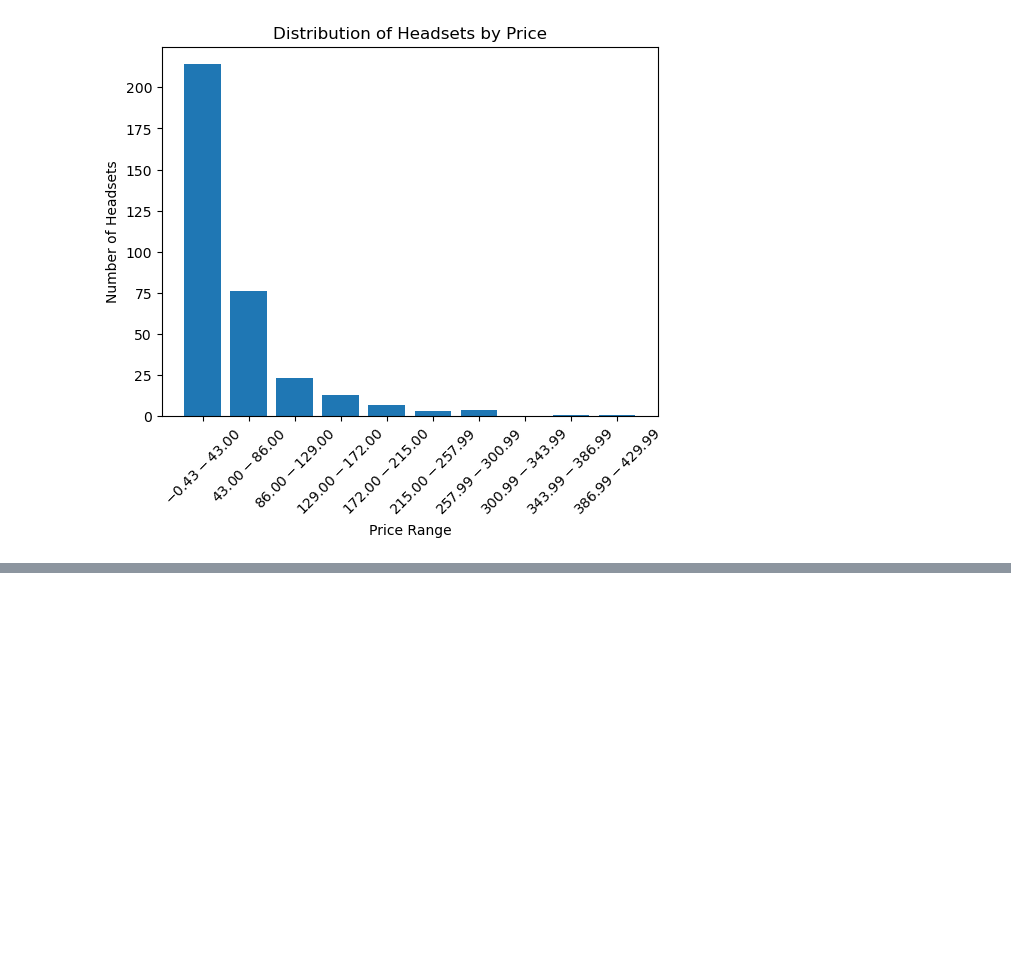
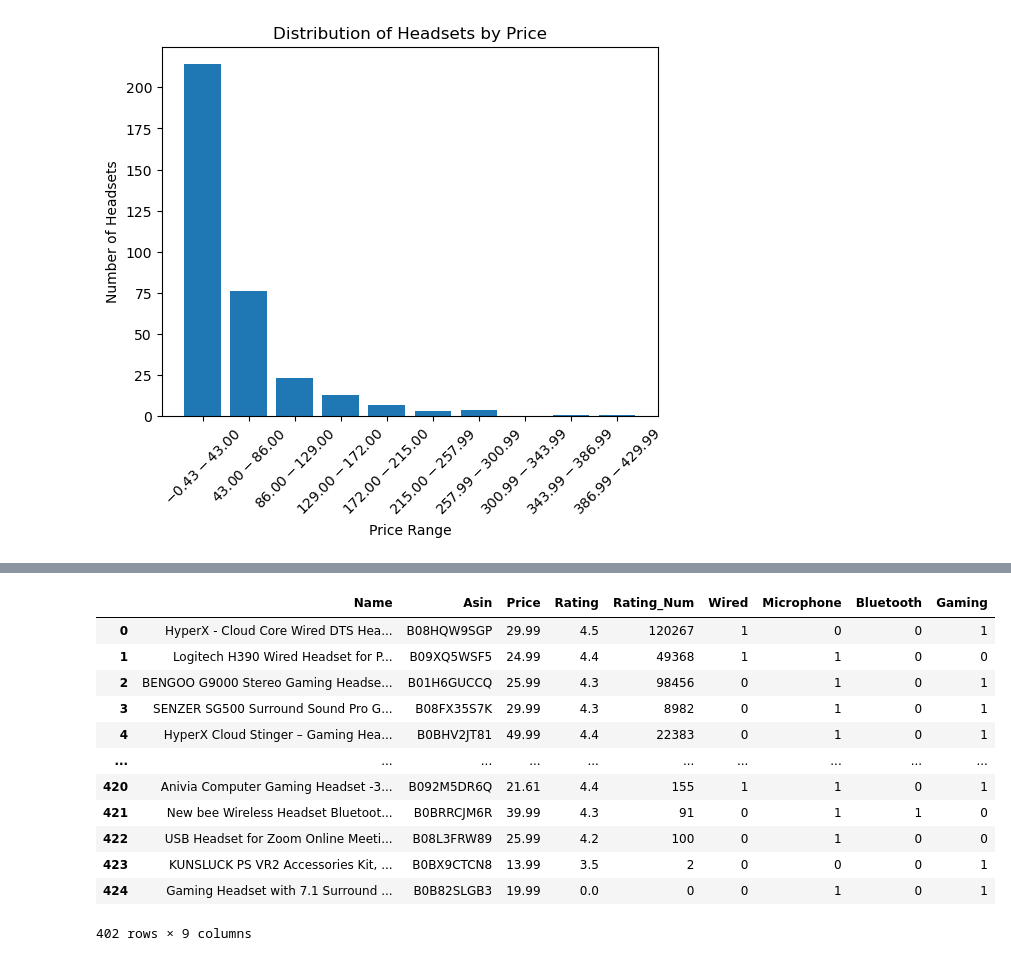
Before and after one commit to sinlesscoder/Data_Analysis_Portfolio, a Jupyter notebook: Amazon Selenium.ipynb, the cells around one changed output, grey strips where cells are left out. Saved outputs shown, nothing was run; the diff lists cells and outputs as text; code cells hidden in the pictures; blank space fills up the shorter version.

```diff
--- a/Amazon Selenium.ipynb
+++ b/Amazon Selenium.ipynb
@@ -271,0 +305,16 @@ plt.show()
+# %%
+df
+# %% [output]
+|  | Name | Asin | Price | Rating | Rating_Num | Wired | Microphone | Bluetooth | Gaming |
+| 0 | HyperX - Cloud Core Wired DTS Hea... | B08HQW9SGP | 29.99 | 4.5 | 120267 | 1 | 0 | 0 | 1 |
+| 1 | Logitech H390 Wired Headset for P... | B09XQ5WSF5 | 24.99 | 4.4 | 49368 | 1 | 1 | 0 | 0 |
+| 2 | BENGOO G9000 Stereo Gaming Headse... | B01H6GUCCQ | 25.99 | 4.3 | 98456 | 0 | 1 | 0 | 1 |
+| 3 | SENZER SG500 Surround Sound Pro G... | B08FX35S7K | 29.99 | 4.3 | 8982 | 0 | 1 | 0 | 1 |
+| 4 | HyperX Cloud Stinger – Gaming Hea... | B0BHV2JT81 | 49.99 | 4.4 | 22383 | 0 | 1 | 0 | 1 |
+| ... | ... | ... | ... | ... | ... | ... | ... | ... | ... |
+| 420 | Anivia Computer Gaming Headset -3... | B092M5DR6Q | 21.61 | 4.4 | 155 | 1 | 1 | 0 | 1 |
+| 421 | New bee Wireless Headset Bluetoot... | B0BRRCJM6R | 39.99 | 4.3 | 91 | 0 | 1 | 1 | 0 |
+| 422 | USB Headset for Zoom Online Meeti... | B08L3FRW89 | 25.99 | 4.2 | 100 | 0 | 1 | 0 | 0 |
+| 423 | KUNSLUCK PS VR2 Accessories Kit, ... | B0BX9CTCN8 | 13.99 | 3.5 | 2 | 0 | 0 | 0 | 1 |
+| 424 | Gaming Headset with 7.1 Surround ... | B0B82SLGB3 | 19.99 | 0.0 | 0 | 0 | 1 | 0 | 1 |
+402 rows × 9 columns
```
Also changed, not shown: parts of 11 cells of this notebook.
